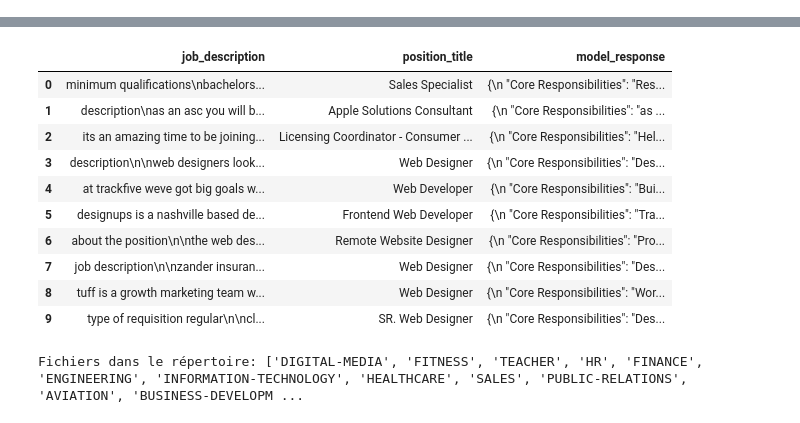
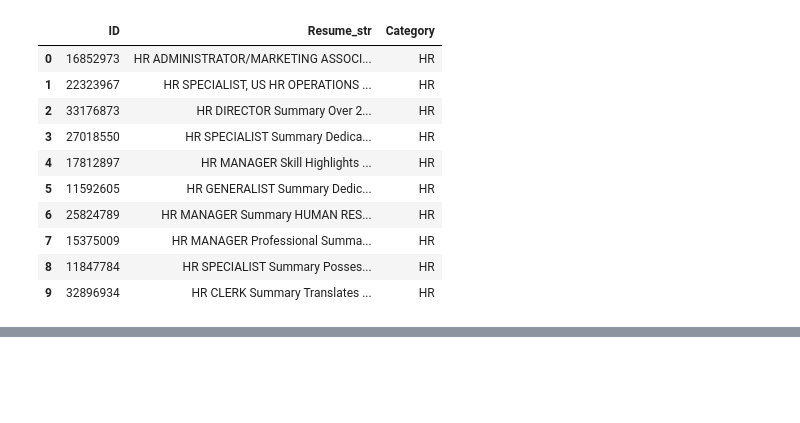
Before and after one commit to GarouachiMonia/Association-Rules, a Jupyter notebook: Code.ipynb, the cells around one changed output, grey strips where cells are left out. Cells and saved outputs as stored; diff of their text form; code cells hidden in the pictures; blank space fills up the shorter version.

```diff
--- a/Code.ipynb
+++ b/Code.ipynb
@@ -288,0 +116,15 @@ Cosine Similarity | Domain Resume | Domain Description
+# %%
+resume_data = resume_data.drop(["Resume_html"], axis=1)
+resume_data.head(10)
+# %% [output]
+|  | ID | Resume_str | Category |
+| 0 | 16852973 | HR ADMINISTRATOR/MARKETING ASSOCI... | HR |
+| 1 | 22323967 | HR SPECIALIST, US HR OPERATIONS ... | HR |
+| 2 | 33176873 | HR DIRECTOR Summary Over 2... | HR |
+| 3 | 27018550 | HR SPECIALIST Summary Dedica... | HR |
+| 4 | 17812897 | HR MANAGER Skill Highlights ... | HR |
+| 5 | 11592605 | HR GENERALIST Summary Dedic... | HR |
+| 6 | 25824789 | HR MANAGER Summary HUMAN RES... | HR |
+| 7 | 15375009 | HR MANAGER Professional Summa... | HR |
+| 8 | 11847784 | HR SPECIALIST Summary Posses... | HR |
+| 9 | 32896934 | HR CLERK Summary Translates ... | HR |
@@ -301,22 +147,3 @@ dff.head(10)
 | 7 | Zander Insurance Agency | job description\n\nzander insuran... | Web Designer | 2896 | {\n "Core Responsibilities": "Des... |
 | 8 | Tuff | tuff is a growth marketing team w... | Web Designer | 5143 | {\n "Core Responsibilities": "Wor... |
 | 9 | General Dynamics Information Tech... | type of requisition regular\n\ncl... | SR. Web Designer | 4023 | {\n "Core Responsibilities": "Des... |
-# %%
-# prompt: Avec le DataFrame dff: supprimer colonnes
-
-# Delete the specified columns
-dff = dff.drop(['company_name', 'description_length'], axis=1)
-
-dff.head(10)
-# %% [output]
-|  | job_description | position_title | model_response |
-| 0 | minimum qualifications\nbachelors... | Sales Specialist | {\n "Core Responsibilities": "Res... |
-| 1 | description\nas an asc you will b... | Apple Solutions Consultant | {\n "Core Responsibilities": "as ... |
-| 2 | its an amazing time to be joining... | Licensing Coordinator - Consumer ... | {\n "Core Responsibilities": "Hel... |
-| 3 | description\n\nweb designers look... | Web Designer | {\n "Core Responsibilities": "Des... |
-| 4 | at trackfive weve got big goals w... | Web Developer | {\n "Core Responsibilities": "Bui... |
-| 5 | designups is a nashville based de... | Frontend Web Developer | {\n "Core Responsibilities": "Tra... |
-| 6 | about the position\n\nthe web des... | Remote Website Designer | {\n "Core Responsibilities": "Pro... |
-| 7 | job description\n\nzander insuran... | Web Designer | {\n "Core Responsibilities": "Des... |
-| 8 | tuff is a growth marketing team w... | Web Designer | {\n "Core Responsibilities": "Wor... |
-| 9 | type of requisition regular\n\ncl... | SR. Web Designer | {\n "Core Responsibilities": "Des... |
@@ -425,8 +149,0 @@ if __name__ == "__main__":
-# %%
-import os
-
-directory = "/content/drive/MyDrive/data/"
-files = os.listdir(directory)
-print("Fichiers dans le répertoire:", files)
-# %% [output]
-Fichiers dans le répertoire: ['DIGITAL-MEDIA', 'FITNESS', 'TEACHER', 'HR', 'FINANCE', 'ENGINEERING', 'INFORMATION-TECHNOLOGY', 'HEALTHCARE', 'SALES', 'PUBLIC-RELATIONS', 'AVIATION', 'BUSINESS-DEVELOPM ...
```
Also changed, not shown: parts of 29 cells of this notebook.
